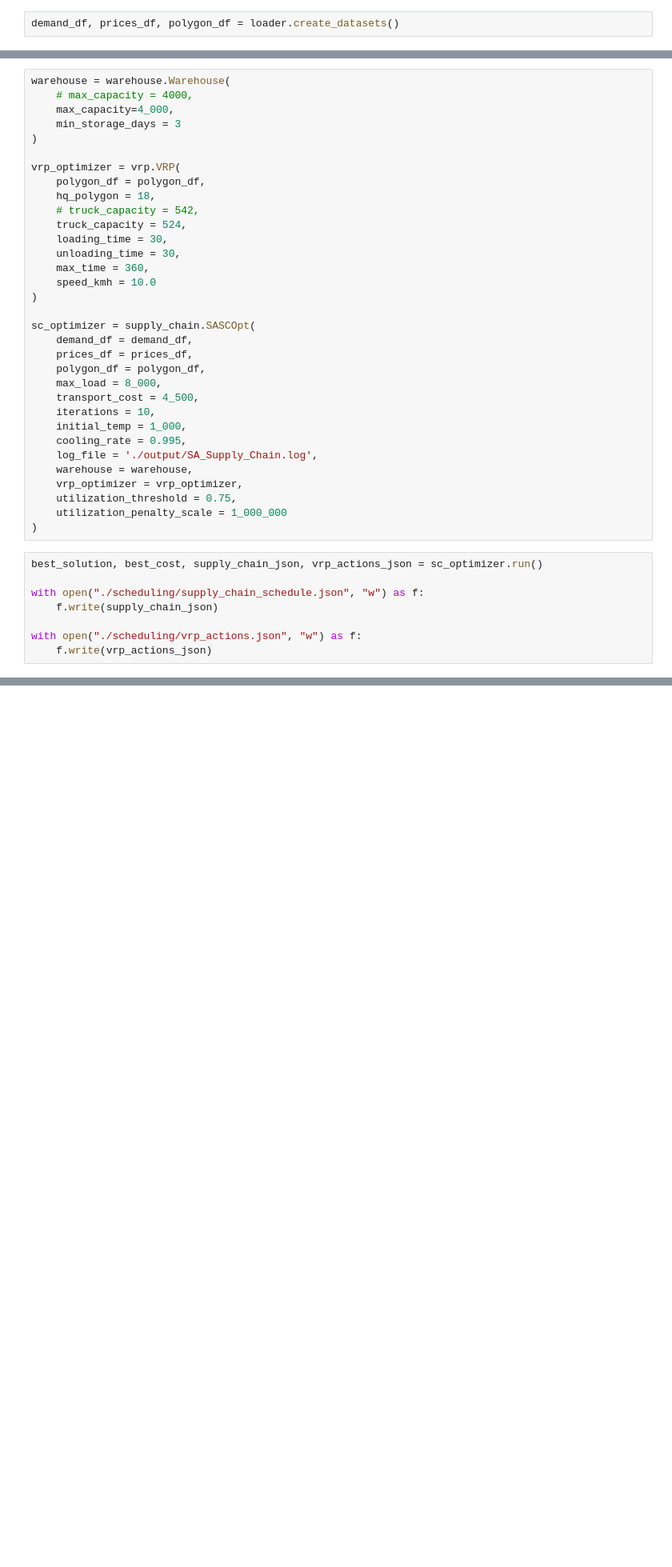
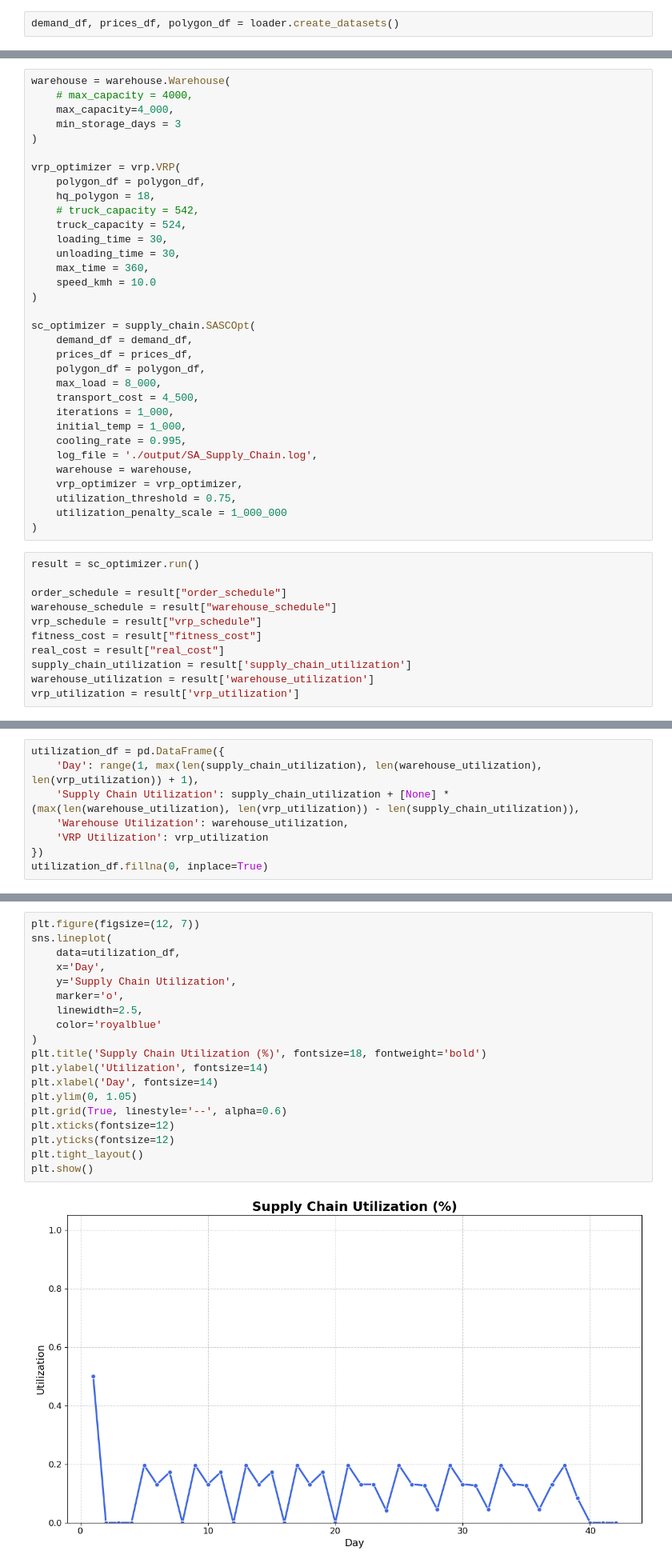
Before and after one commit to Racoo203/MA2008B, a Jupyter notebook: Reto/supply_chain_optimizer/main.ipynb, the cells around one changed output, grey strips where cells are left out. Shown at 80% size. Drawn from its saved outputs; the diff is of its cells as text; blank space fills up the shorter version.

```diff
--- a/Reto/supply_chain_optimizer/main.ipynb
+++ b/Reto/supply_chain_optimizer/main.ipynb
@@ -49,7 +49,7 @@ sc_optimizer = supply_chain.SASCOpt(
     polygon_df = polygon_df,
     max_load = 8_000,
     transport_cost = 4_500,
-    iterations = 10,
+    iterations = 1_000,
     initial_temp = 1_000,
     cooling_rate = 0.995,
     log_file = './output/SA_Supply_Chain.log',
@@ -59,10 +59,13 @@ sc_optimizer = supply_chain.SASCOpt(
     utilization_penalty_scale = 1_000_000
 )
 # %%
-best_solution, best_cost, supply_chain_json, vrp_actions_json = sc_optimizer.run()
+result = sc_optimizer.run()
 
-with open("./scheduling/supply_chain_schedule.json", "w") as f:
-    f.write(supply_chain_json)
-
-with open("./scheduling/vrp_actions.json", "w") as f:
-    f.write(vrp_actions_json)
+order_schedule = result["order_schedule"]
+warehouse_schedule = result["warehouse_schedule"]
+vrp_schedule = result["vrp_schedule"]
+fitness_cost = result["fitness_cost"]
+real_cost = result["real_cost"]
+supply_chain_utilization = result['supply_chain_utilization']
+warehouse_utilization = result['warehouse_utilization']
+vrp_utilization = result['vrp_utilization']
@@ -96,0 +76,8 @@ best_solution
+# %%
+utilization_df = pd.DataFrame({
+    'Day': range(1, max(len(supply_chain_utilization), len(warehouse_utilization), len(vrp_utilization)) + 1),
+    'Supply Chain Utilization': supply_chain_utilization + [None] * (max(len(warehouse_utilization), len(vrp_utilization)) - len(supply_chain_utilization)),
+    'Warehouse Utilization': warehouse_utilization,
+    'VRP Utilization': vrp_utilization
+})
+utilization_df.fillna(0, inplace=True)
@@ -96,0 +104,21 @@ best_solution
+# %%
+plt.figure(figsize=(12, 7))
+sns.lineplot(
+    data=utilization_df,
+    x='Day',
+    y='Supply Chain Utilization',
+    marker='o',
+    linewidth=2.5,
+    color='royalblue'
+)
+plt.title('Supply Chain Utilization (%)', fontsize=18, fontweight='bold')
+plt.ylabel('Utilization', fontsize=14)
+plt.xlabel('Day', fontsize=14)
+plt.ylim(0, 1.05)
+plt.grid(True, linestyle='--', alpha=0.6)
+plt.xticks(fontsize=12)
+plt.yticks(fontsize=12)
+plt.tight_layout()
+plt.show()
+# %% [output]
+[figure, added]
```
Also changed, not shown: parts of 16 cells of this notebook, 12 other files.
